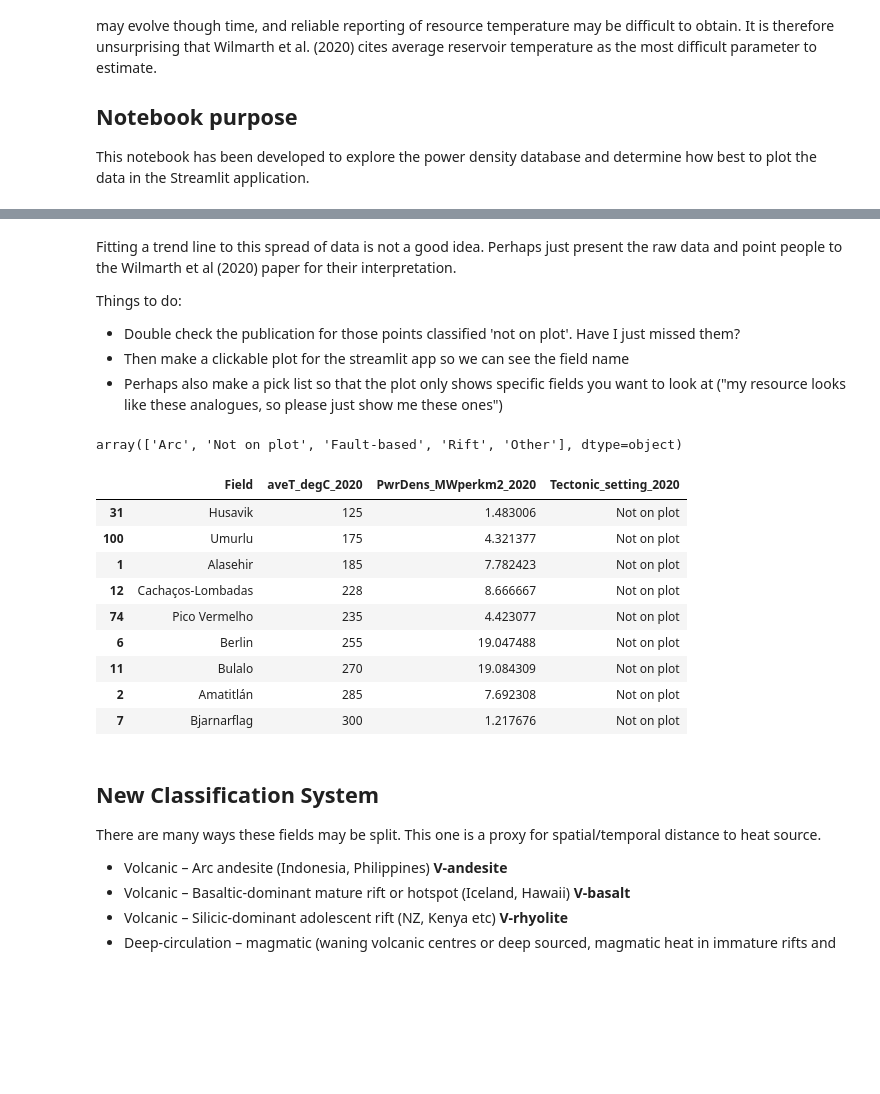
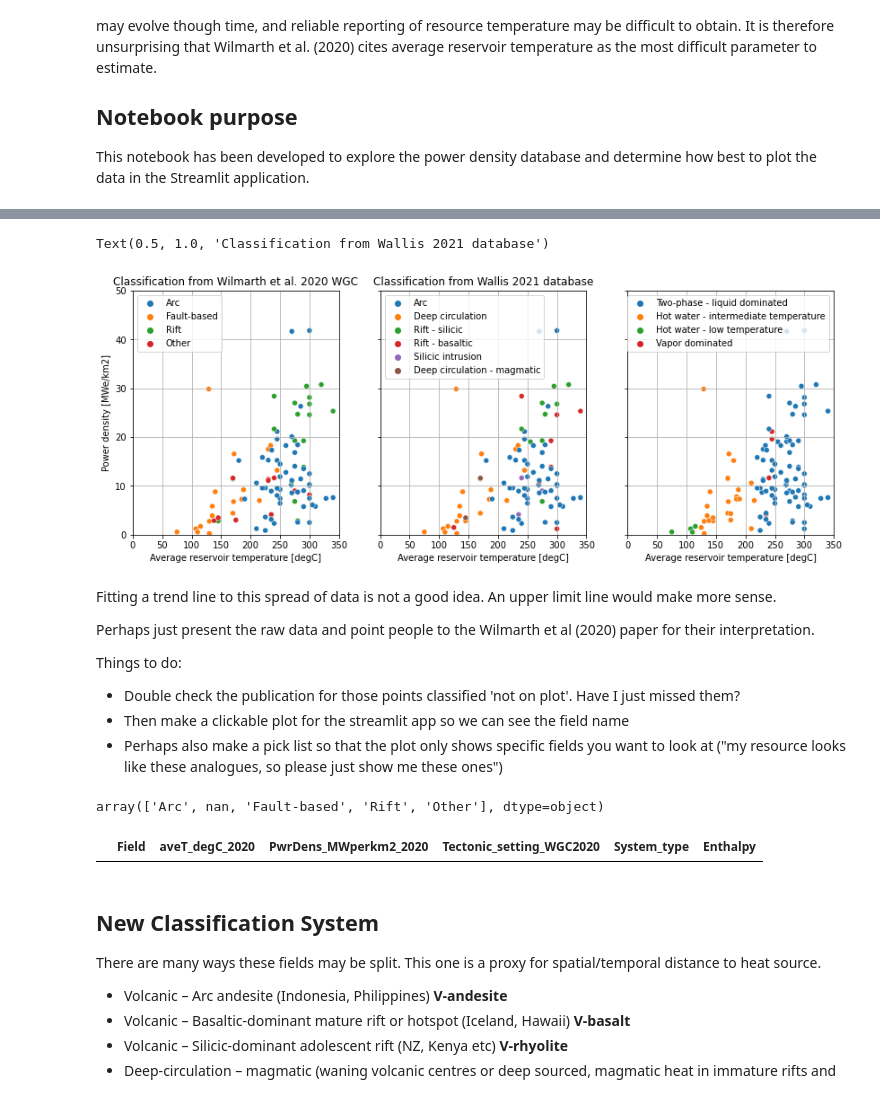
Before and after one commit to Geothermal-Resource-Capacity/Power-Density, a Jupyter notebook: notebooks/Power-density-data.ipynb, the cells around one changed output, grey strips where cells are left out. Cells and saved outputs as stored; diff of their text form; code cells hidden in the pictures; blank space fills up the shorter version.

Commit message:
Plot system type and enthalpy classifctions

```diff
--- a/notebooks/Power-density-data.ipynb
+++ b/notebooks/Power-density-data.ipynb
@@ -89,12 +62,50 @@ Text(0, 0.5, 'Power density [MWe/km2]')
+# %%
+fig, (ax1, ax2, ax3) = plt.subplots(1,3,figsize=(14,5), sharey=True)
+
+ax = sns.scatterplot(x='aveT_degC_2020', y='PwrDens_MWperkm2_2020',
+    hue='Tectonic_setting_WGC2020',
+    data=pddata,
+    ax=ax1)
+
+ax = sns.scatterplot(x='aveT_degC_2020', y='PwrDens_MWperkm2_2020',
+    hue='System_type',
+    data=pddata,
+    ax=ax2)
+
+ax = sns.scatterplot(x='aveT_degC_2020', y='PwrDens_MWperkm2_2020',
+    hue='Enthalpy',
+    data=pddata,
+    ax=ax3)
+
+#plt.plot(x_1dpoly, y_1dpoly,
+#    ':', color = 'tab:green', label = '1st order fit')
+#plt.plot(x_2dpoly, y_2dpoly,
+#   '-', color = 'tab:green', label = '2nd order fit')
+
+for ax in [ax1, ax2, ax3]:
+    ax.legend()
+    ax.grid()
+    ax.set_xlim(0,350)
+    ax.set_ylim(0,50)
+    ax.set_xlabel('Average reservoir temperature [degC]')
+
+ax1.set_ylabel('Power density [MWe/km2]')
+ax1.set_title('Classification from Wilmarth et al. 2020 WGC')
+ax2.set_title('Classification from Wallis 2021 database')
+# %% [output]
+Text(0.5, 1.0, 'Classification from Wallis 2021 database')
+[figure, added]
 # %% [markdown]
-Fitting a trend line to this spread of data is not a good idea. Perhaps just present the raw data and point people to the Wilmarth et al (2020) paper for their interpretation.
+Fitting a trend line to this spread of data is not a good idea. An upper limit line would make more sense.
+
+Perhaps just present the raw data and point people to the Wilmarth et al (2020) paper for their interpretation.
 
 Things to do:
 - Double check the publication for those points classified 'not on plot'. Have I just missed them?
 - Then make a clickable plot for the streamlit app so we can see the field name
 - Perhaps also make a pick list so that the plot only shows specific fields you want to look at ("my resource looks like these analogues, so please just show me these ones")
 # %%
-pddata.Tectonic_setting_2020.unique()
+pddata.Tectonic_setting_WGC2020.unique()
 # %% [output]
-array(['Arc', 'Not on plot', 'Fault-based', 'Rift', 'Other'], dtype=object)
+array(['Arc', nan, 'Fault-based', 'Rift', 'Other'], dtype=object)
 # %%
@@ -102,18 +113,9 @@ pddata_other = pddata[pddata.Tectonic_setting_2020 == 'Other']
 # %%
-pddata_missing = pddata[pddata.Tectonic_setting_2020 == 'Not on plot']
+pddata_missing = pddata[pddata.Tectonic_setting_WGC2020 == 'Not on plot']
 test = pddata_missing.sort_values(by=['aveT_degC_2020'])
 test.head(11)
 # %% [output]
-|  | Field | aveT_degC_2020 | PwrDens_MWperkm2_2020 | Tectonic_setting_2020 |
-| 31 | Husavik | 125 | 1.483006 | Not on plot |
-| 100 | Umurlu | 175 | 4.321377 | Not on plot |
-| 1 | Alasehir | 185 | 7.782423 | Not on plot |
-| 12 | Cachaços-Lombadas | 228 | 8.666667 | Not on plot |
-| 74 | Pico Vermelho | 235 | 4.423077 | Not on plot |
-| 6 | Berlin | 255 | 19.047488 | Not on plot |
-| 11 | Bulalo | 270 | 19.084309 | Not on plot |
-| 2 | Amatitlán | 285 | 7.692308 | Not on plot |
-| 7 | Bjarnarflag | 300 | 1.217676 | Not on plot |
+|  | Field | aveT_degC_2020 | PwrDens_MWperkm2_2020 | Tectonic_setting_WGC2020 | System_type | Enthalpy |
 # %% [markdown]
 ## New Classification System
 
```
Also changed, not shown: parts of 4 cells of this notebook.
